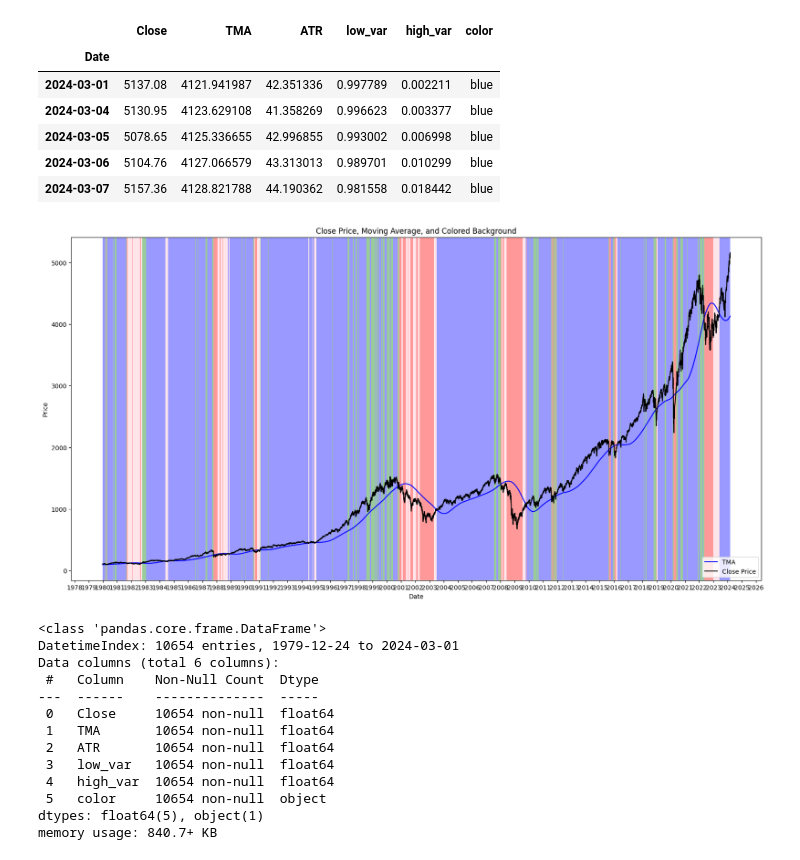
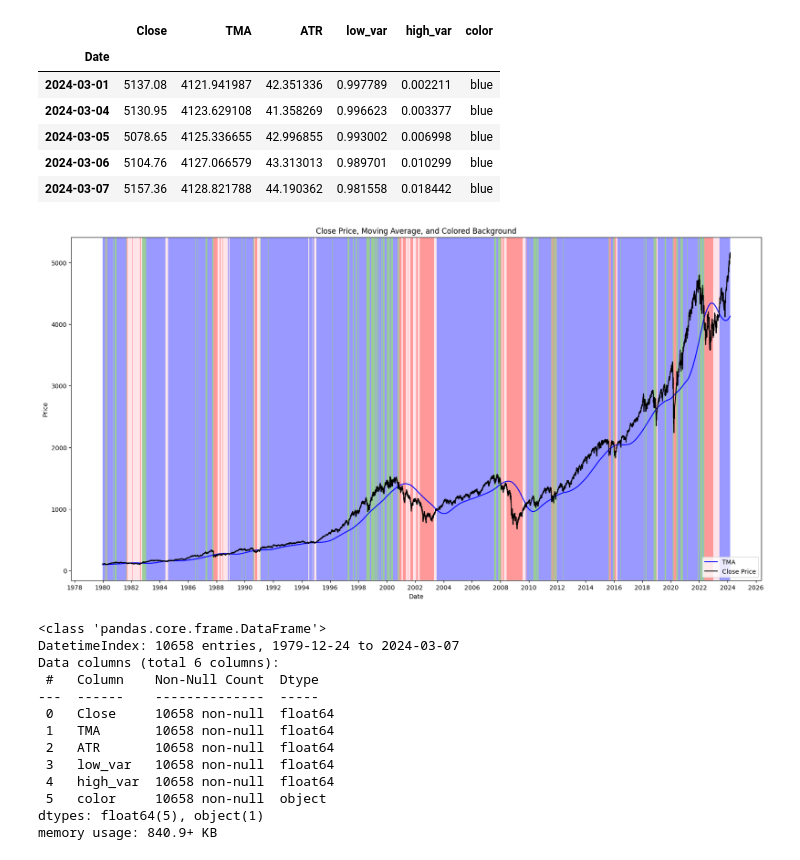
Before and after one commit to alldenla/Regime-Shift-Algorithmic-Trading-Bot, a Jupyter notebook: Markov Switching Autoregression Model.ipynb, the cells around one changed output. Drawn from its saved outputs; the diff is of its cells as text; code cells hidden in the pictures.

```diff
--- a/Markov Switching Autoregression Model.ipynb
+++ b/Markov Switching Autoregression Model.ipynb
@@ -29,11 +36,10 @@ usrec.head()
 # %%
 raw = pd.read_csv('s&p1978_2024.csv', skipfooter=1)
 raw.drop([' Open', ' High', ' Low', ' Close'],axis=1,inplace=True)
-raw.rename(columns={'LN_Return': 'Return', ' Date':'Date'},inplace=True)
+raw.rename(columns={'Return': 'Return', ' Date':'Date'},inplace=True)
 
 # Convert the 'date' column to datetime
 raw['Date'] = pd.to_datetime(raw['Date'])
-
 # Format the 'date' column in the desired format
 raw['Date'] = raw['Date'].dt.strftime('%Y-%m-%d')
 raw['Date'] = pd.to_datetime(raw['Date'])
@@ -41,11 +47,17 @@ raw['Date'] = pd.to_datetime(raw['Date'])
 # # raw['Date'] = raw['Date'].dt.strftime('%Y-%m-%d')
 raw.set_index('Date',inplace=True)
 raw = raw.iloc[::-1]
+# raw = raw.shift(1)
+# raw = raw.resample('MS').sum()
 
-# raw = raw.resample('MS').sum()
-# raw = raw["Return"] - raw["Return"].mean()
+#applying log transformation to the returns to compress the data
+raw = raw.apply(lambda x: np.log(x))
 
-raw.tail()
+#this centers the data around 0
+raw = raw - raw.mean()
+raw.dropna(inplace=True)
+
+raw
 # %% [output]
 |  | Return |
 | Date |  |
@@ -59,8 +109,8 @@ raw.tail()
 
 
 
-dta_kns = raw.loc[:'2024'] - raw.loc[:'2024'].mean()
-
+# dta_kns = raw.loc[:'2024'] - raw.loc[:'2024'].mean()
+dta_kns = raw
 
 # Plot the dataset
 dta_kns.plot(title="Excess returns", figsize=(12, 3))
@@ -128,7 +178,7 @@ sp['Date'] = pd.to_datetime(sp['Date'])
 # Format the 'date' column in the desired format
 sp['Date'] = sp['Date'].dt.strftime('%Y-%m-%d')
 sp.set_index('Date',inplace=True)
-sp1= sp.drop(columns=['Open','High','Low','LN_Return'])
+sp1= sp.drop(columns=['Open','High','Low','Return'])
 # %% [markdown]
 ## Calculate Triangular Moving Average
 # %%
@@ -275,52 +325,52 @@ sp1.tail()
 # %%
 #green = bullish + high variance
 #blue = bullish + low variance
 #purple = bearish + low variance
 #red = bearish + high variance
 import matplotlib.dates as mdates
 import matplotlib.pyplot as plt
 import pandas as pd
 from matplotlib.patches import Patch
 
 
 plt.figure(figsize=(20, 10))
 plt.plot(sp1.index, sp1['TMA'], label='TMA', color='blue')
 plt.plot(sp1.index, sp1['Close'], label='Close Price', color='black')
 
 for i, row in sp1.iterrows():
     start_date = i
     end_date = sp1.index[sp1.index.get_loc(i) + 1] if i != sp1.index[-1] else i
     bg_color = row['color']
 
     plt.axvspan(start_date, end_date, facecolor=bg_color, alpha=0.4)
 
 plt.title('Close Price, Moving Average, and Colored Background')
 plt.xlabel('Date')
 plt.ylabel('Price')
 ax = plt.gca()
-ax.xaxis.set_major_locator(mdates.YearLocator())
+ax.xaxis.set_major_locator(mdates.YearLocator(2))
 ax.xaxis.set_major_formatter(mdates.DateFormatter('%Y'))
 plt.legend()
 plt.show()
 # %% [output]
-[figure, old version]
+[figure, new version]
 # %%
 sp2 = sp1[8000:]
 sp1.info()
 # %% [output]
 <class 'pandas.core.frame.DataFrame'>
-DatetimeIndex: 10654 entries, 1979-12-24 to 2024-03-01
+DatetimeIndex: 10658 entries, 1979-12-24 to 2024-03-07
 Data columns (total 6 columns):
  #   Column    Non-Null Count  Dtype
 ---  ------    --------------  -----
- 0   Close     10654 non-null  float64
- 1   TMA       10654 non-null  float64
- 2   ATR       10654 non-null  float64
- 3   low_var   10654 non-null  float64
- 4   high_var  10654 non-null  float64
- 5   color     10654 non-null  object
+ 0   Close     10658 non-null  float64
+ 1   TMA       10658 non-null  float64
+ 2   ATR       10658 non-null  float64
+ 3   low_var   10658 non-null  float64
+ 4   high_var  10658 non-null  float64
+ 5   color     10658 non-null  object
 dtypes: float64(5), object(1)
-memory usage: 840.7+ KB
+memory usage: 840.9+ KB
 # %%
 sp2.index = pd.to_datetime(sp2.index)
 plt.figure(figsize=(20, 10))
```
Also changed, not shown: parts of 13 cells of this notebook, 5 other files.
